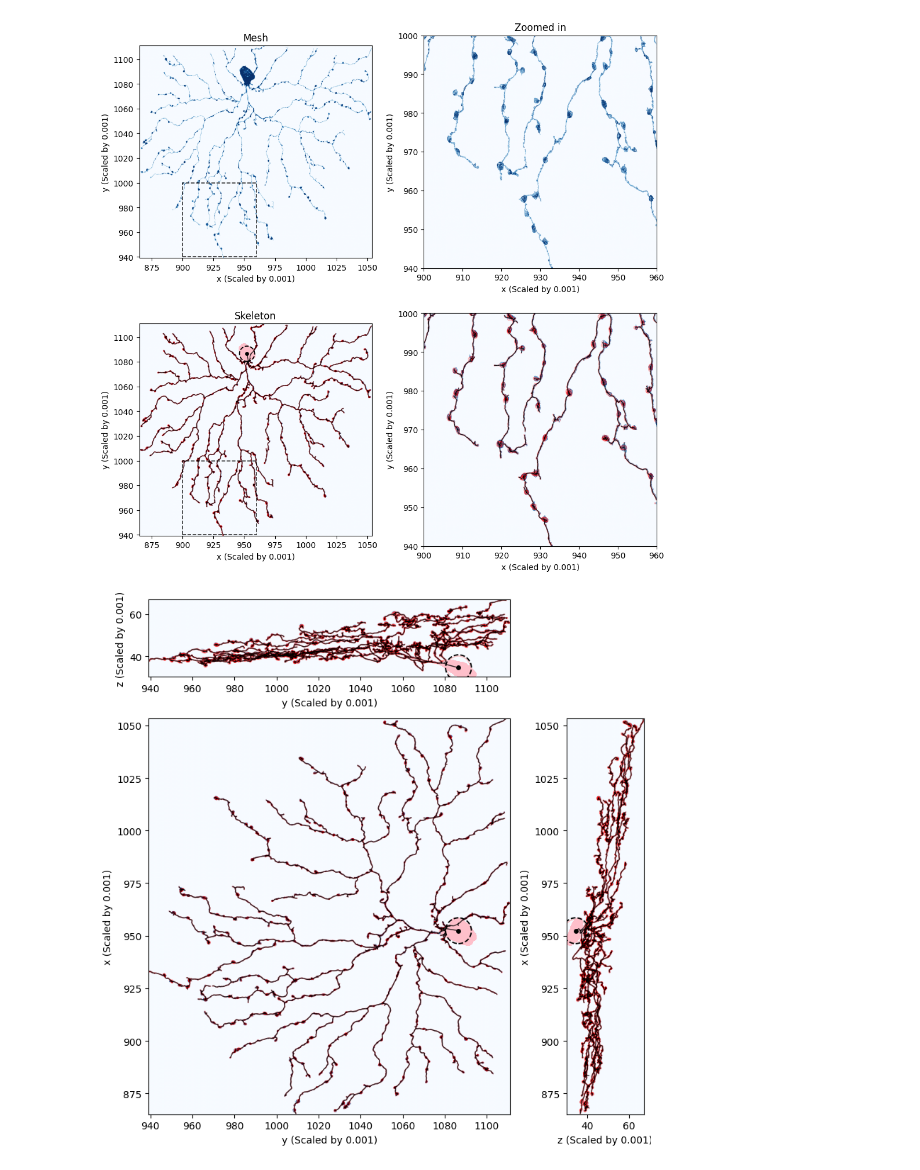
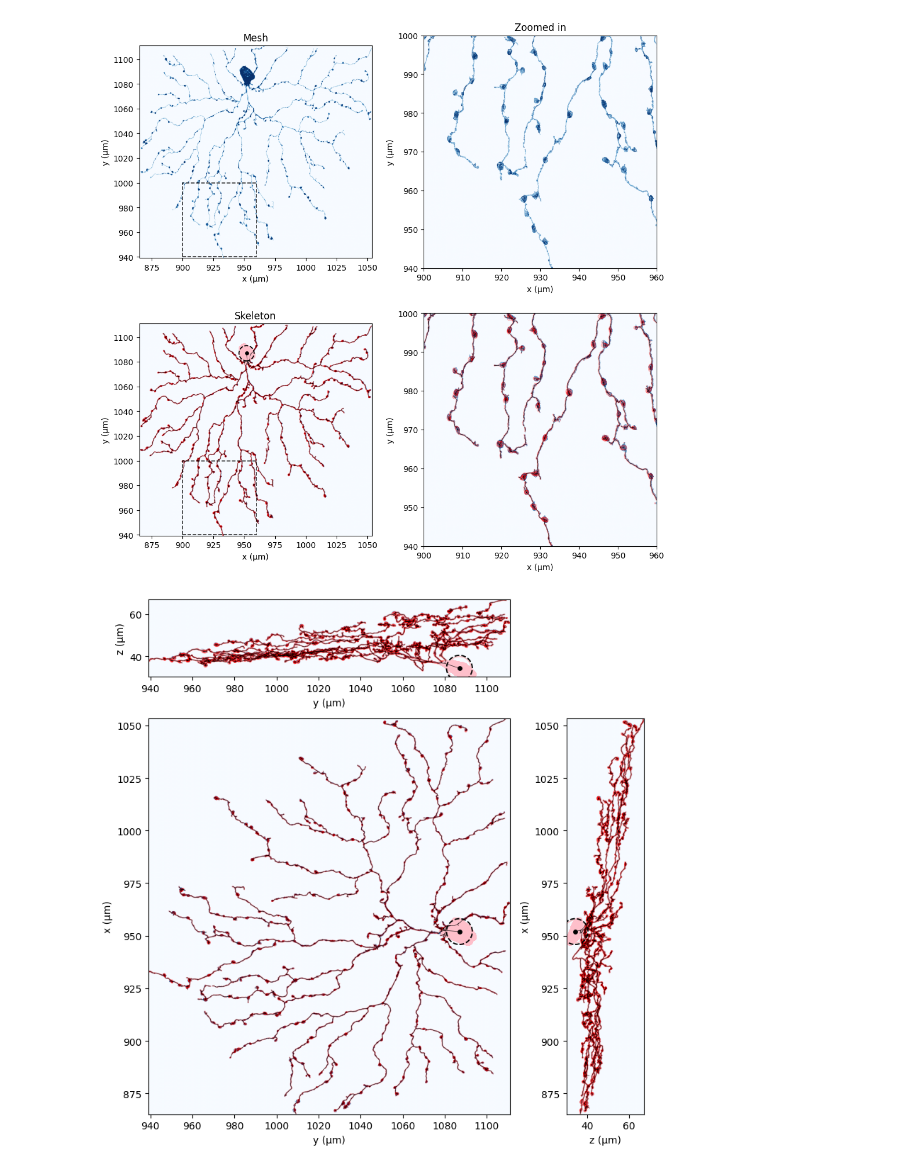
Before and after one commit to berenslab/skeliner, a Jupyter notebook: notebooks/example.draft.ipynb, the cells around one changed output. Saved outputs shown, nothing was run; the diff lists cells and outputs as text; code cells hidden in the pictures.

```diff
--- a/notebooks/example.draft.ipynb
+++ b/notebooks/example.draft.ipynb
@@ -8,21 +8,11 @@ MESH_PATH = "../data/720575940545220339.obj"
 mesh = sk.io.load_mesh(MESH_PATH)
 # %%
 skel = sk.skeletonize(mesh,
-    detect_soma="post", # default is "pre": the pre-skeletonization auto soma detection
-                       # if a seed point is provided, it will be become (guided) semi-auto
-                       # "seed": fix soma location with a seed point
-                       # "post" is the post-skeletonization soma detection (averaged nodes with large radius as soma)
-    # soma_seed_point= (..., ..., ...) # if soma location is known, it will become semi-auto
-    # soma_seed_radius = ... # if a radius is provided, it will overwrite the estimated, good for pruning overshoots
-    # --- auto soma detection parameters ---
-    # --- the procedure is overestimate -> cut -> dilate
-    soma_seed_radius_multipler=10.0, # the auto probing radius is this times the average distance between vertices
-    soma_density_cutoff=0.75, # higher this value, the smaller the soma (mostly)
-    soma_dilation_steps=1, # higher this value, the larger the soma
+    detect_soma="post",
     # --- post-processing parameters ---
-    collapse_soma=True, # default
-    bridge_gaps=True, # default
-    prune_tiny_neurites=True, # default
+    collapse_soma=True,
+    bridge_gaps=True,
+    prune_tiny_neurites=True,
     verbose=True,
 )
 # %% [output]
@@ -43,6 +33,7 @@ sk.plot2d(
     skel, mesh,
     plane="xy",
     scale=1e-3, # nm → µm
+    unit="µm",
     draw_skel=False,
     draw_edges=False,
     draw_soma_mask=False,
@@ -52,6 +43,7 @@ sk.plot2d(
     skel, mesh,
     plane="xy",
     scale=1e-3, # nm → µm
+    unit="µm",
     draw_edges=True,
     draw_soma_mask=True,
     ax=ax[1, 0]
@@ -63,6 +55,7 @@ sk.plot2d(
     skel, mesh,
     plane="xy",
     scale=1e-3,
+    unit="µm",
     xlim=(x0, x1),
     ylim=(y0, y1),
     draw_skel=False,
@@ -73,6 +66,7 @@ sk.plot2d(
     skel, mesh,
     plane="xy",
     scale=1e-3,
+    unit="µm",
     xlim=(x0, x1),
     ylim=(y0, y1),
     draw_edges=True,
@@ -100,7 +94,7 @@ for a in ax.flatten():
 
 fig.tight_layout()
 # %% [output]
-[figure, old version]
+[figure, new version]
 # %%
 import numpy as np
 # --- 0. one global bounding-box ----------------------------------------
@@ -115,37 +109,38 @@ dz = np.ptp(v[:, 2])          # Δz
 
 
 # --- 1. build the 2×2 mosaic ------------------------------------------
 mosaic = """
 B.
 AC
 """
 
 fig, ax = plt.subplot_mosaic(
     mosaic,
     gridspec_kw={
         "height_ratios": [dz, dx],
         "width_ratios":  [dy, dz],
     },
     figsize=(8, 8),
 )
 
 # make every panel square in data-pixel space
-sk.plot2d(skel, mesh, plane="yx", scale=1e-3,
+sk.plot2d(skel, mesh, plane="yx", scale=1e-3, unit="µm",
+
           ax=ax["A"], xlim=gy, ylim=gx,
           draw_edges=True, draw_soma_mask=True)
 ax["A"].set_aspect("equal")
 
-sk.plot2d(skel, mesh, plane="yz", scale=1e-3,
+sk.plot2d(skel, mesh, plane="yz", scale=1e-3, unit="µm",
           ax=ax["B"], xlim=gy, ylim=gz,
           draw_edges=True, draw_soma_mask=True)
 ax["B"].set_aspect("equal")
 
-sk.plot2d(skel, mesh, plane="zx", scale=1e-3,
+sk.plot2d(skel, mesh, plane="zx", scale=1e-3, unit="µm",
           ax=ax["C"], xlim=gz, ylim=gx,
           draw_edges=True, draw_soma_mask=True)
 ax["C"].set_aspect("equal")
 # %% [output]
-[figure, old version]
+[figure, new version]
 # %%
 %load_ext watermark
 %watermark --time --date --timezone --updated --python --iversions --watermark
```
Also changed, not shown: parts of 2 cells of this notebook, 1 other file.
